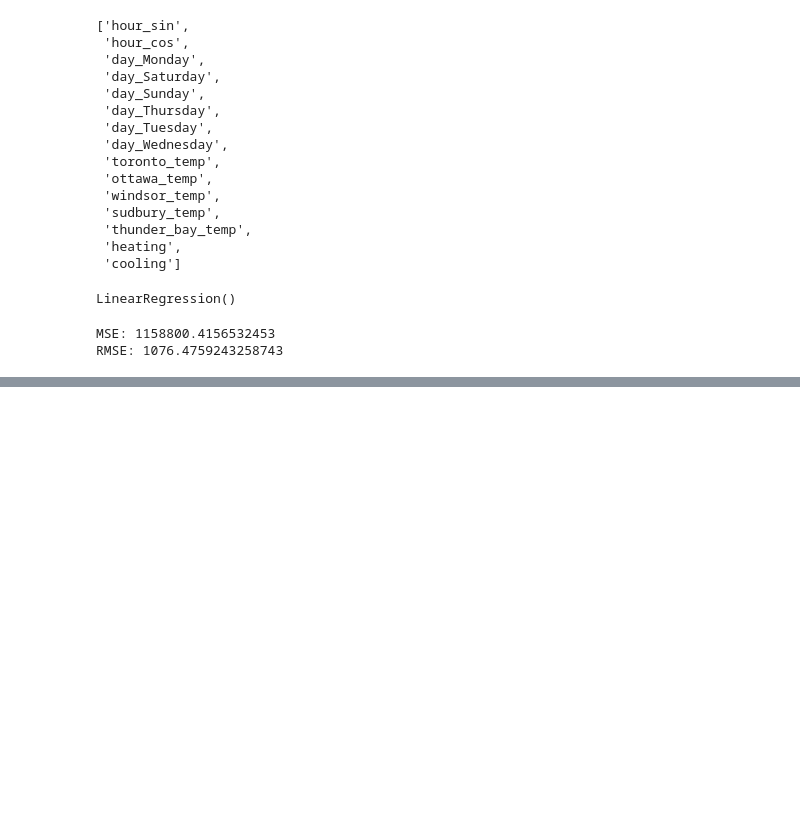
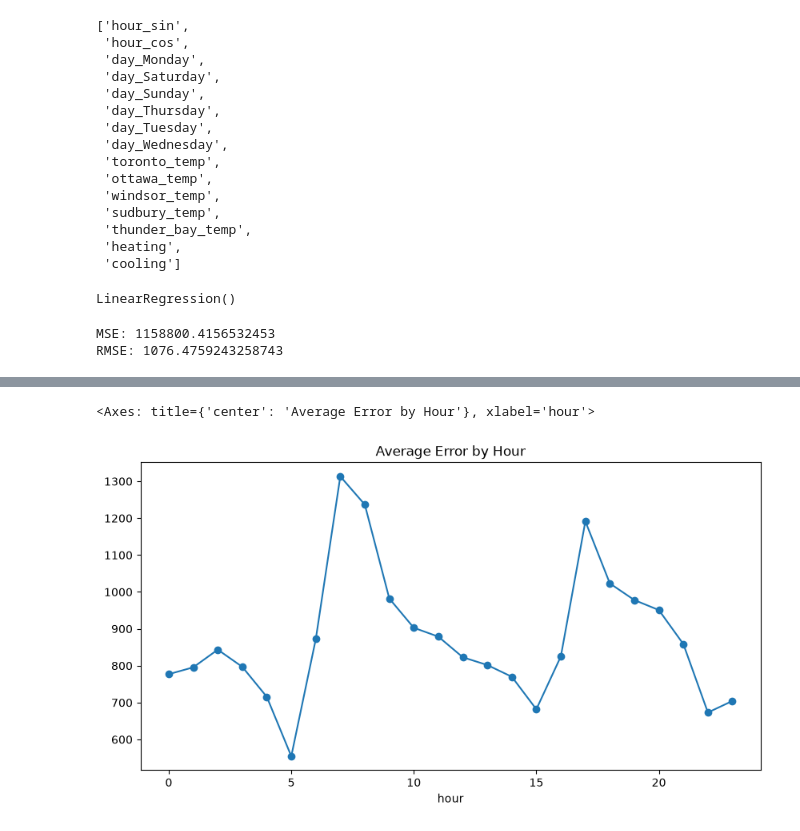
Before and after one commit to dhrutigandhi05/ontario-electricity-demand, a Jupyter notebook: notebooks/heating_cooling_features.ipynb, the cells around one changed output, grey strips where cells are left out. Saved outputs shown, nothing was run; the diff lists cells and outputs as text; code cells hidden in the pictures; blank space fills up the shorter version.

```diff
--- a/notebooks/heating_cooling_features.ipynb
+++ b/notebooks/heating_cooling_features.ipynb
@@ -228,0 +213,9 @@ plt.show()
+# %%
+analysis.groupby("hour")["abs_error"].mean().plot(
+    marker="o",
+    figsize=(10, 5),
+    title="Average Error by Hour"
+)
+# %% [output]
+<Axes: title={'center': 'Average Error by Hour'}, xlabel='hour'>
+[figure, added]
```
Also changed, not shown: parts of 3 cells of this notebook.
